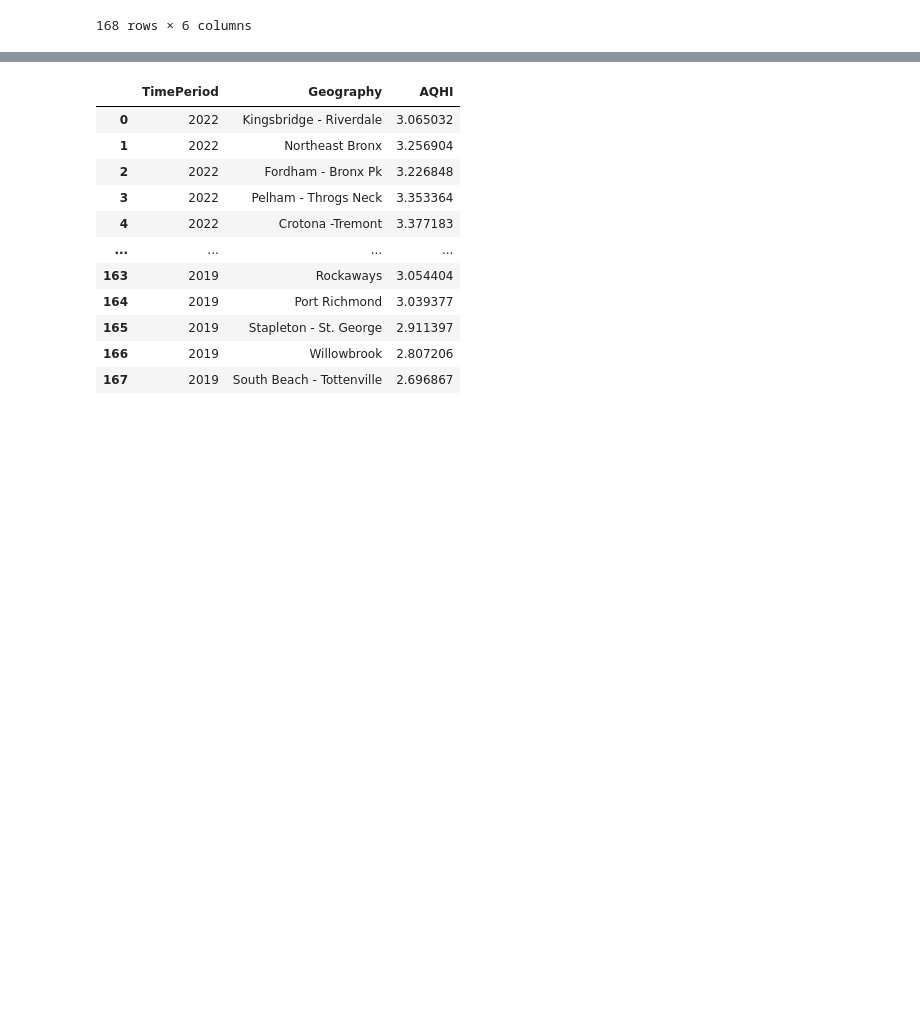
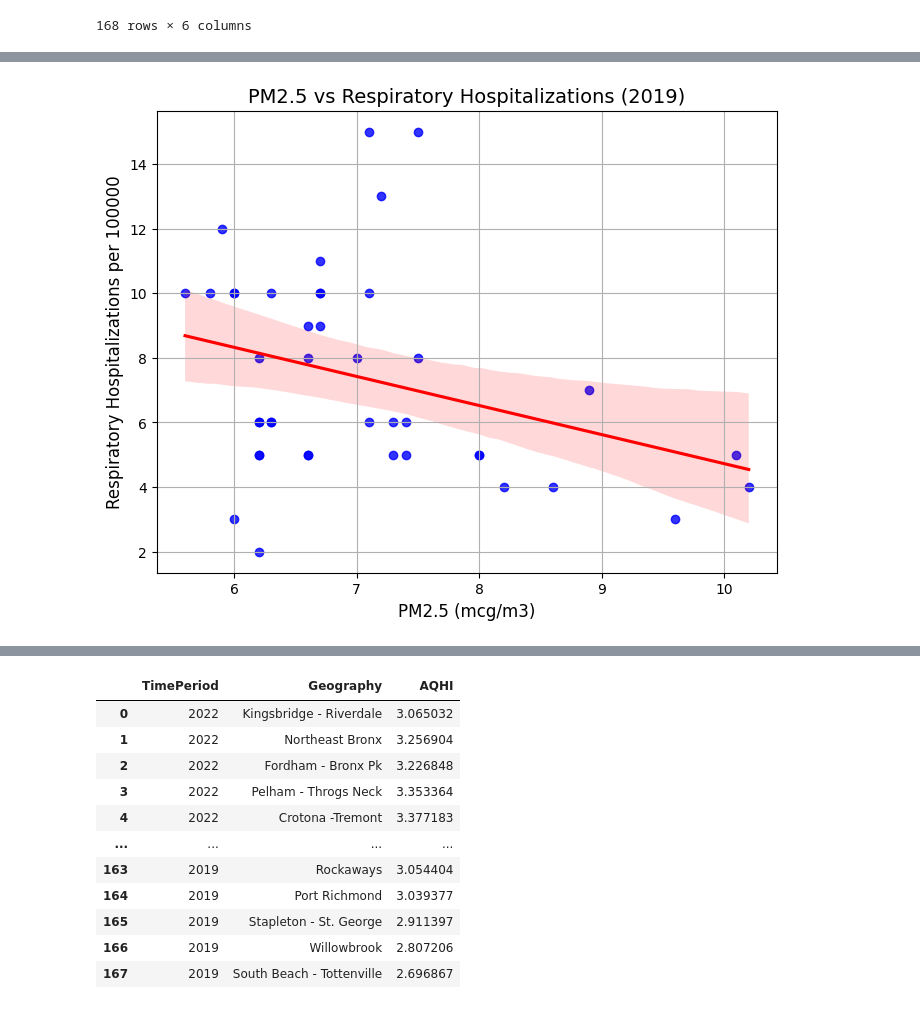
Before and after one commit to cynthiaWEpicCoder/fbla_data_analysis, a Jupyter notebook: AirQual_Parsing.ipynb, the cells around one changed output, grey strips where cells are left out. Drawn from its saved outputs; the diff is of its cells as text; code cells hidden in the pictures; blank space fills up the shorter version.

```diff
--- a/AirQual_Parsing.ipynb
+++ b/AirQual_Parsing.ipynb
@@ -226,0 +255,10 @@ df
+# %%
+# Convert columns to numeric values
+merged_df['PM2.5 - mcg/m3'] = pd.to_numeric(merged_df['PM2.5 - mcg/m3'], errors='coerce')
+merged_df['Respiratory Hospitalizations per 100000'] = pd.to_numeric(merged_df['Respiratory Hospitalizations per 100000'], errors='coerce')
+
+# Remove any rows where either of the columns is NaN (in case there are any)
+merged_df = merged_df.dropna(subset=['PM2.5 - mcg/m3', 'Respiratory Hospitalizations per 100000'])
+
+# Verify the data types after conversion
+print(merged_df.dtypes)
@@ -226,0 +275,14 @@ df
+# %%
+import seaborn as sns
+import matplotlib.pyplot as plt
+
+# Create the scatter plot with a trendline
+plt.figure(figsize=(8, 6))
+sns.regplot(x='PM2.5 - mcg/m3', y='Respiratory Hospitalizations per 100000', data=merged_df, scatter_kws={'color': 'blue'}, line_kws={'color': 'red'})
+plt.title('PM2.5 vs Respiratory Hospitalizations (2019)', fontsize=14)
+plt.xlabel('PM2.5 (mcg/m3)', fontsize=12)
+plt.ylabel('Respiratory Hospitalizations per 100000', fontsize=12)
+plt.grid(True)
+plt.show()
+# %% [output]
+[figure, added]
```
Also changed, not shown: parts of 4 cells of this notebook, 2 other files.
